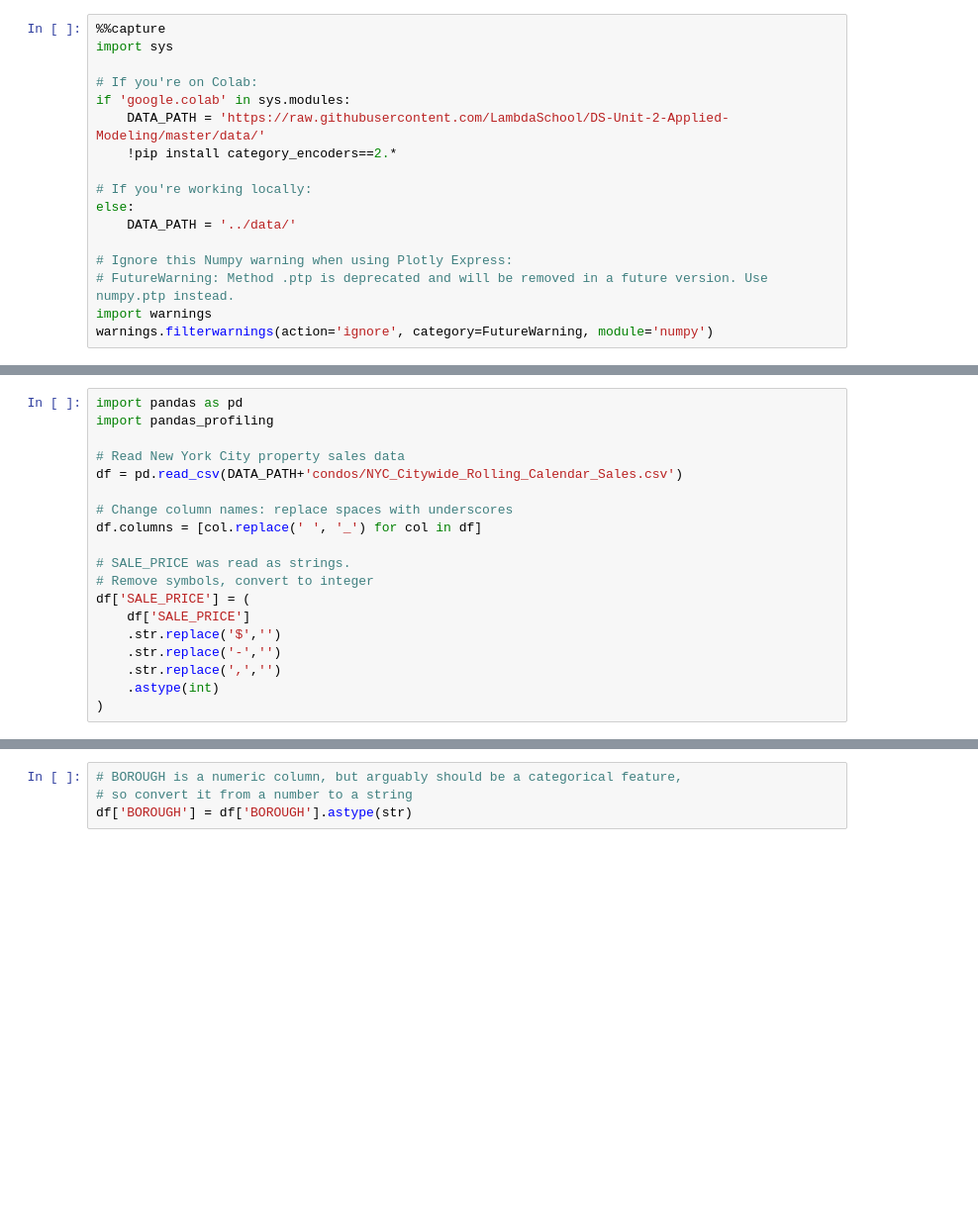
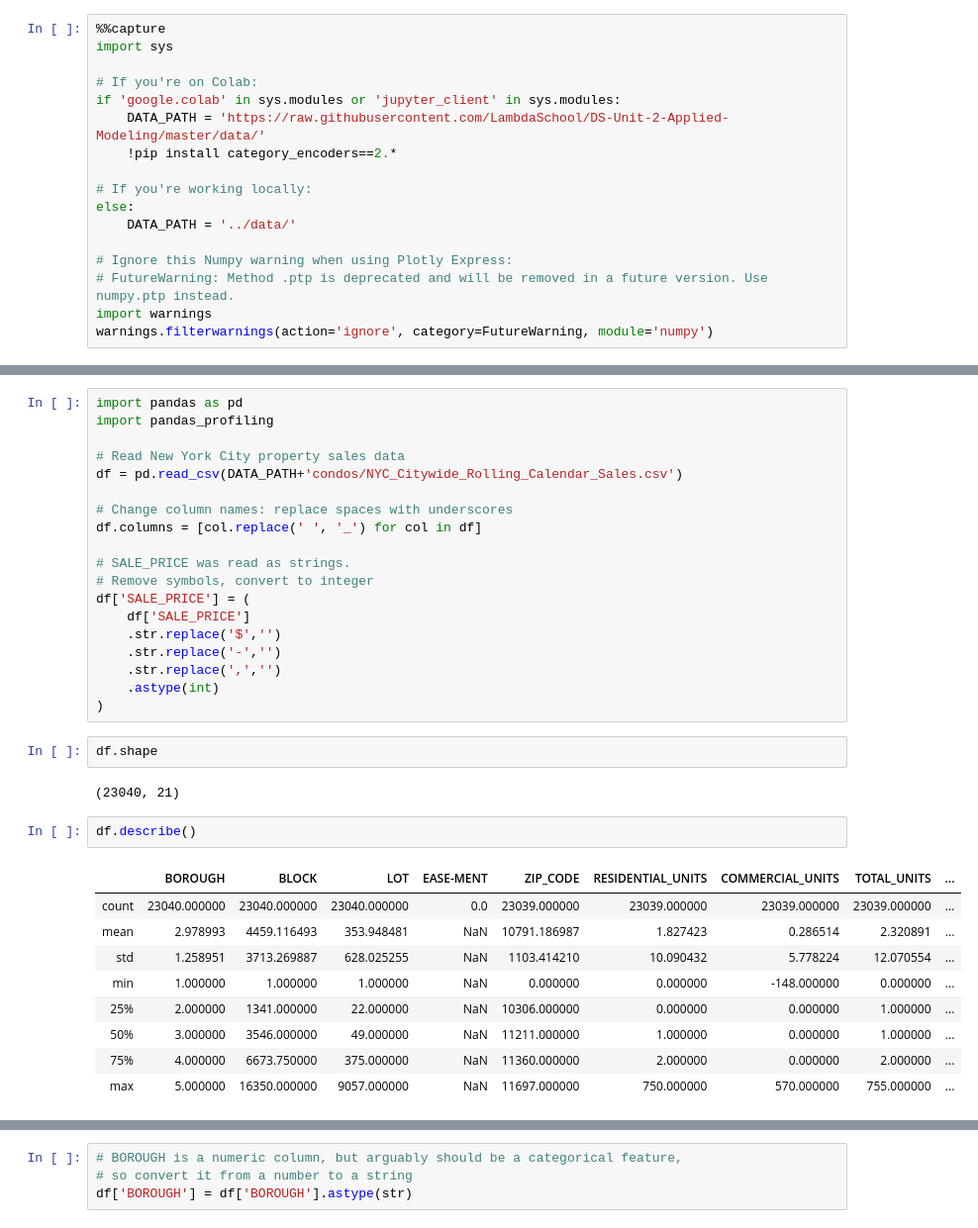
Before and after one commit to bloominstituteoftechnology/DS-Unit-2-Linear-Models, a Jupyter notebook: module3-ridge-regression/LS_DS_213_assignment.ipynb, the cells around one changed output, grey strips where cells are left out. Shown at 99% size. Drawn from its saved outputs; the diff is of its cells as text; blank space fills up the shorter version.

Commit message:
Not complete module 3 assignment yet

```diff
--- a/module3-ridge-regression/LS_DS_213_assignment.ipynb
+++ b/module3-ridge-regression/LS_DS_213_assignment.ipynb
@@ -45,7 +45,7 @@ Don't worry, you aren't expected to do all these stretch goals! These are just i
 import sys
 
 # If you're on Colab:
-if 'google.colab' in sys.modules:
+if 'google.colab' in sys.modules or 'jupyter_client' in sys.modules:
     DATA_PATH = 'https://raw.githubusercontent.com/LambdaSchool/DS-Unit-2-Applied-Modeling/master/data/'
     !pip install category_encoders==2.*
 
@@ -76,3 +97,19 @@ df['SALE_PRICE'] = (
     .str.replace(',','')
     .astype(int)
 )
+# %%
+df.shape
+# %% [output]
+(23040, 21)
+# %%
+df.describe()
+# %% [output]
+|  | BOROUGH | BLOCK | LOT | EASE-MENT | ZIP_CODE | RESIDENTIAL_UNITS | COMMERCIAL_UNITS | TOTAL_UNITS | ... |
+| count | 23040.000000 | 23040.000000 | 23040.000000 | 0.0 | 23039.000000 | 23039.000000 | 23039.000000 | 23039.000000 | ... |
+| mean | 2.978993 | 4459.116493 | 353.948481 | NaN | 10791.186987 | 1.827423 | 0.286514 | 2.320891 | ... |
+| std | 1.258951 | 3713.269887 | 628.025255 | NaN | 1103.414210 | 10.090432 | 5.778224 | 12.070554 | ... |
+| min | 1.000000 | 1.000000 | 1.000000 | NaN | 0.000000 | 0.000000 | -148.000000 | 0.000000 | ... |
+| 25% | 2.000000 | 1341.000000 | 22.000000 | NaN | 10306.000000 | 0.000000 | 0.000000 | 1.000000 | ... |
+| 50% | 3.000000 | 3546.000000 | 49.000000 | NaN | 11211.000000 | 1.000000 | 0.000000 | 1.000000 | ... |
+| 75% | 4.000000 | 6673.750000 | 375.000000 | NaN | 11360.000000 | 2.000000 | 0.000000 | 2.000000 | ... |
+| max | 5.000000 | 16350.000000 | 9057.000000 | NaN | 11697.000000 | 750.000000 | 570.000000 | 755.000000 | ... |
```
Also changed, not shown: parts of 3 cells of this notebook.
